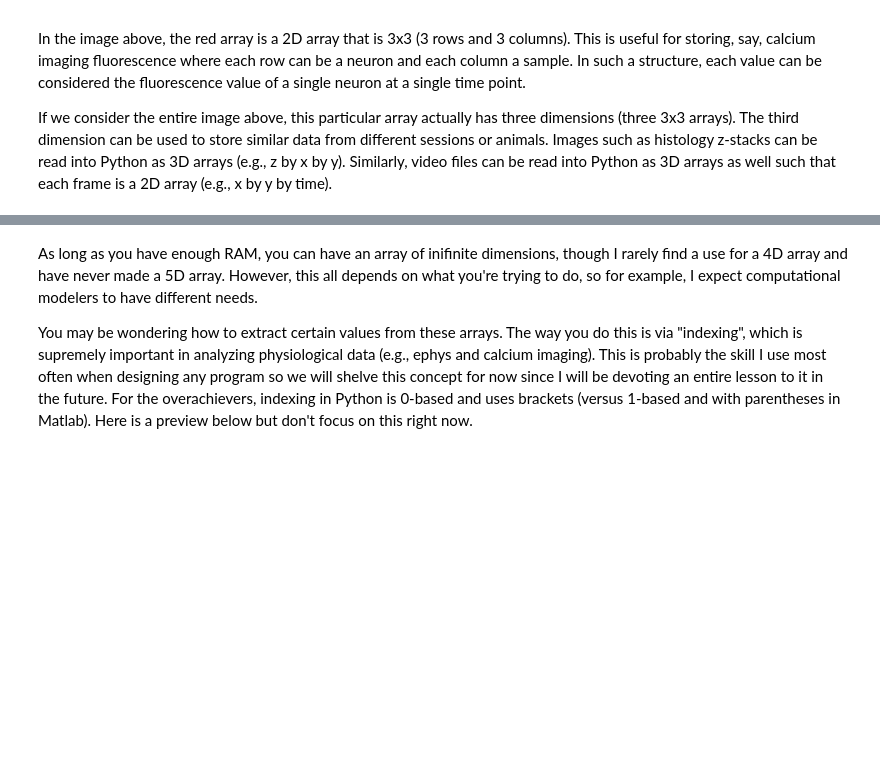
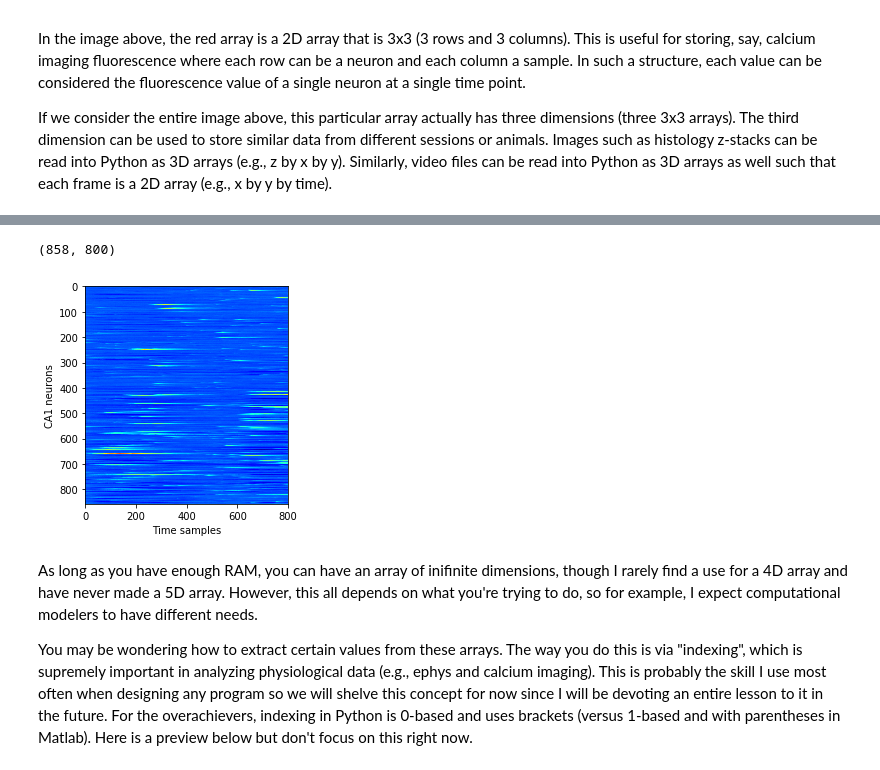
Before and after one commit to wmau/PythonForNeuro, a Jupyter notebook: IPython Notebooks/L2_Strings, arrays and lists, control flow.ipynb, the cells around one changed output, grey strips where cells are left out. Drawn from its saved outputs; the diff is of its cells as text; code cells hidden in the pictures; blank space fills up the shorter version.

```diff
--- a/IPython Notebooks/L2_Strings, arrays and lists, control flow.ipynb
+++ b/IPython Notebooks/L2_Strings, arrays and lists, control flow.ipynb
@@ -118,17 +165,21 @@ print(whole_array.shape) # 3 arrays with each array being 3 rows x 3 columns (3,
 # %%
 import matplotlib.pyplot as plt
 
 # Here is an example of some calcium imaging data arranged as an array.
 fname = '../Data/traces.pkl'
 with open(fname, 'rb') as file:
     traces = pickle.load(file)
 
 print(traces.shape) # 858 neurons x 800 samples
 
-plt.imshow(traces)
+plt.imshow(traces, cmap=plt.get_cmap('jet'))
 plt.xlabel('Time samples')
 plt.ylabel('CA1 neurons')
+plt.set_cmap('jet')
 plt.show()
+# %% [output]
+(858, 800)
+[figure, added]
 # %% [markdown]
 As long as you have enough RAM, you can have an array of inifinite dimensions, though I rarely find a use for a 4D array and have never made a 5D array. However, this all depends on what you're trying to do, so for example, I expect computational modelers to have different needs.
 
```
Also changed, not shown: parts of 11 cells of this notebook.
